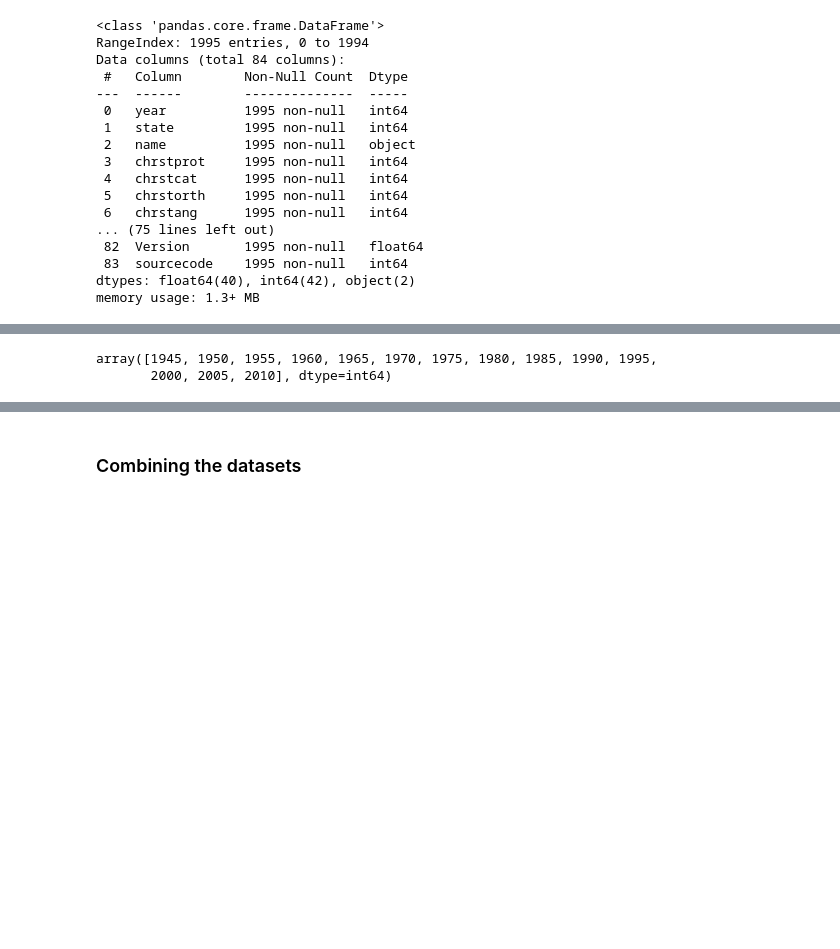
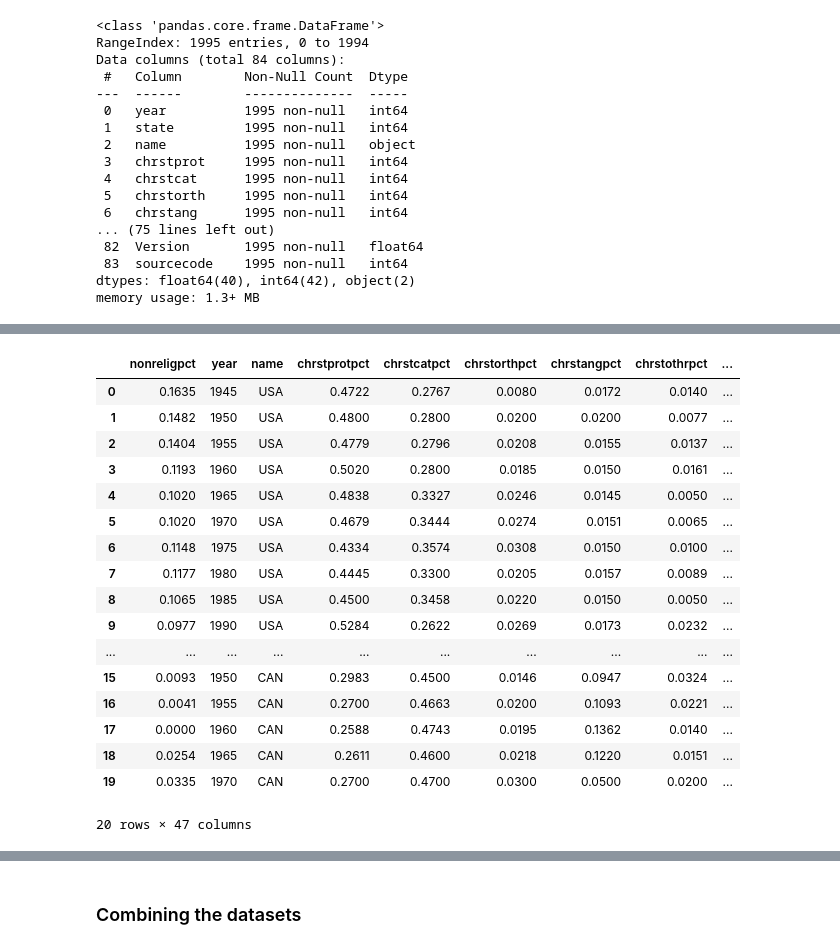
Before and after one commit to R0go/Religion, a Jupyter notebook: project.ipynb, the cells around one changed output, grey strips where cells are left out. Cells and saved outputs as stored; diff of their text form; code cells hidden in the pictures; blank space fills up the shorter version.

```diff
--- a/project.ipynb
+++ b/project.ipynb
@@ -124,6 +154,28 @@ memory usage: 1.3+ MB
 # %%
-WRP_national.year.unique()
+columns = WRP_national.columns
+
+columns = list(columns[40:])
+columns2 = ['year','name','nonreligpct']
+columns2 += columns
+WRP_national = WRP_national[columns2]
+WRP_national.head(20)
 # %% [output]
+|  | nonreligpct | year | name | chrstprotpct | chrstcatpct | chrstorthpct | chrstangpct | chrstothrpct | ... |
+| 0 | 0.1635 | 1945 | USA | 0.4722 | 0.2767 | 0.0080 | 0.0172 | 0.0140 | ... |
+| 1 | 0.1482 | 1950 | USA | 0.4800 | 0.2800 | 0.0200 | 0.0200 | 0.0077 | ... |
+| 2 | 0.1404 | 1955 | USA | 0.4779 | 0.2796 | 0.0208 | 0.0155 | 0.0137 | ... |
+| 3 | 0.1193 | 1960 | USA | 0.5020 | 0.2800 | 0.0185 | 0.0150 | 0.0161 | ... |
+| 4 | 0.1020 | 1965 | USA | 0.4838 | 0.3327 | 0.0246 | 0.0145 | 0.0050 | ... |
+| 5 | 0.1020 | 1970 | USA | 0.4679 | 0.3444 | 0.0274 | 0.0151 | 0.0065 | ... |
+| 6 | 0.1148 | 1975 | USA | 0.4334 | 0.3574 | 0.0308 | 0.0150 | 0.0100 | ... |
+| 7 | 0.1177 | 1980 | USA | 0.4445 | 0.3300 | 0.0205 | 0.0157 | 0.0089 | ... |
+| 8 | 0.1065 | 1985 | USA | 0.4500 | 0.3458 | 0.0220 | 0.0150 | 0.0050 | ... |
+| 9 | 0.0977 | 1990 | USA | 0.5284 | 0.2622 | 0.0269 | 0.0173 | 0.0232 | ... |
+| ... | ... | ... | ... | ... | ... | ... | ... | ... | ... |
+| 15 | 0.0093 | 1950 | CAN | 0.2983 | 0.4500 | 0.0146 | 0.0947 | 0.0324 | ... |
+| 16 | 0.0041 | 1955 | CAN | 0.2700 | 0.4663 | 0.0200 | 0.1093 | 0.0221 | ... |
+| 17 | 0.0000 | 1960 | CAN | 0.2588 | 0.4743 | 0.0195 | 0.1362 | 0.0140 | ... |
+| 18 | 0.0254 | 1965 | CAN | 0.2611 | 0.4600 | 0.0218 | 0.1220 | 0.0151 | ... |
+| 19 | 0.0335 | 1970 | CAN | 0.2700 | 0.4700 | 0.0300 | 0.0500 | 0.0200 | ... |
-array([1945, 1950, 1955, 1960, 1965, 1970, 1975, 1980, 1985, 1990, 1995,
-       2000, 2005, 2010], dtype=int64)
+20 rows × 47 columns
 # %%
```
Also changed, not shown: parts of 10 cells of this notebook.
